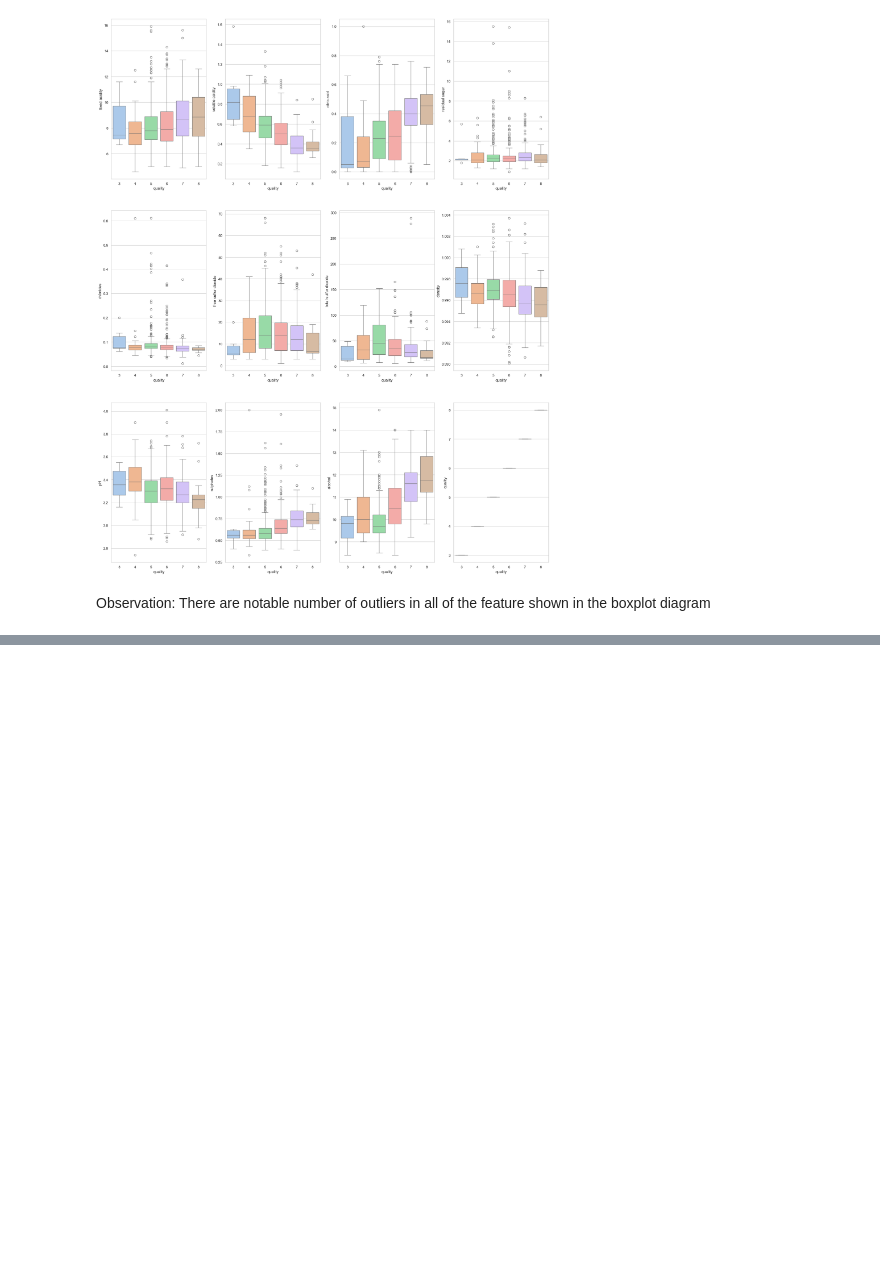
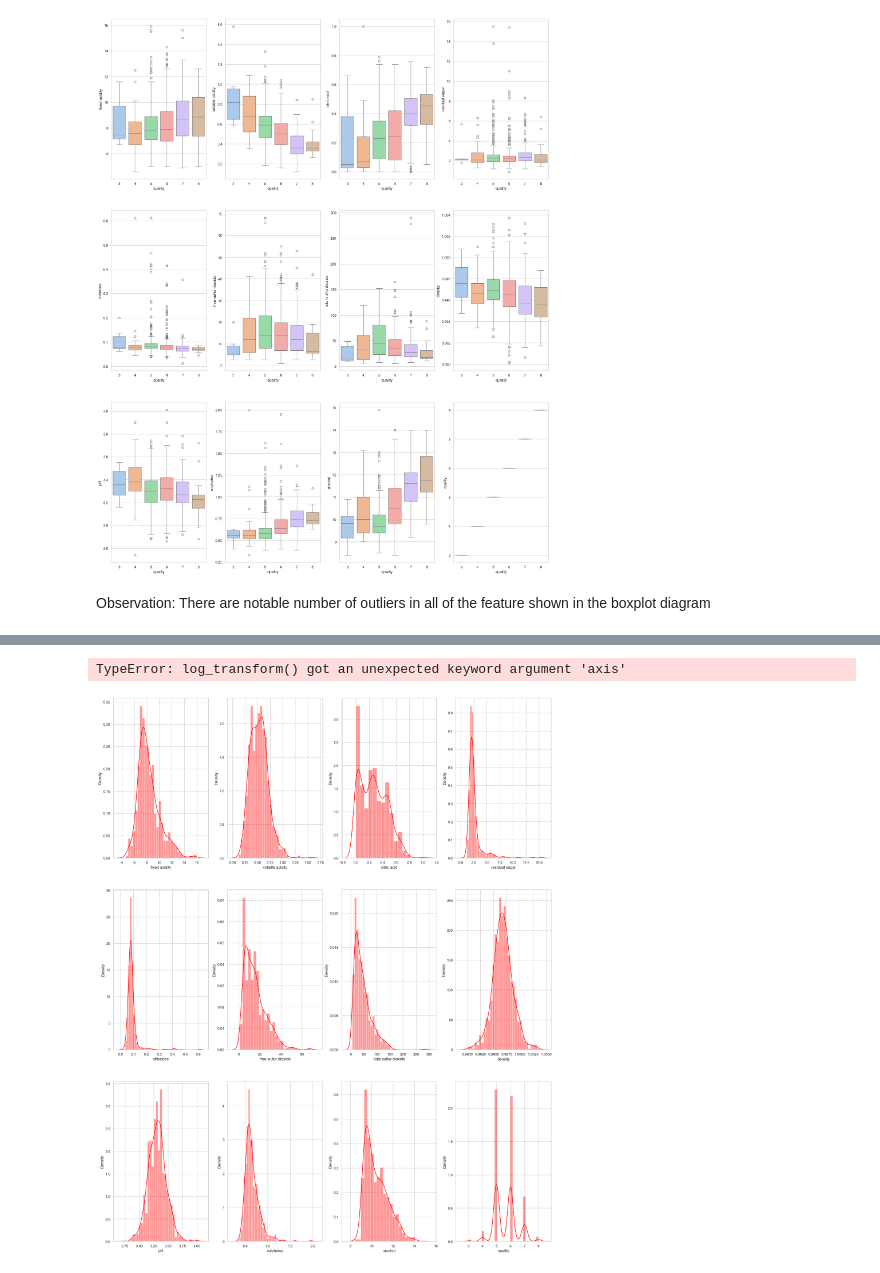
Before and after one commit to pkcktkksh98/data-science, a Jupyter notebook: notebook/Week_5/20240811_Week5.ipynb, the cells around one changed output, grey strips where cells are left out. Saved outputs shown, nothing was run; the diff lists cells and outputs as text; code cells hidden in the pictures; blank space fills up the shorter version.

```diff
--- a/notebook/Week_5/20240811_Week5.ipynb
+++ b/notebook/Week_5/20240811_Week5.ipynb
@@ -215,0 +240,27 @@ Observation: There are notable number of outliers in all of the feature shown in
+# %%
+# To do log transform to correct the skewed data.
+import numpy as np
+
+def log_transform(col):
+    return np.log(col[0])
+
+df['residual sugar'] = data['residual sugar'].apply(log_transform, axis=1)
+df['chlorides'] = data['chlorides'].apply(log_transform, axis=1)
+df['free sulfur dioxide'] = data['free sulfur dioxide'].apply(log_transform, axis=1)
+df['total sulfur dioxide'] = data['total sulfur dioxide'].apply(log_transform, axis=1)
+df['sulphates'] = data['sulphates'].apply(log_transform, axis=1)
+# %% [output]
+TypeError: log_transform() got an unexpected keyword argument 'axis'
+# %%
+color = sns.color_palette('pastel')
+
+fig, ax1= plt.subplots(3,4, figsize=(24,30))
+k=0
+for i in range(3):
+    for j in range(4):
+        sns.distplot(data[columns[k]], ax=ax1[i][j], color='red')
+        k+=1
+
+plt.show()
+# %% [output]
+[figure, added]
```
Also changed, not shown: parts of 36 cells of this notebook, 3 other files.
